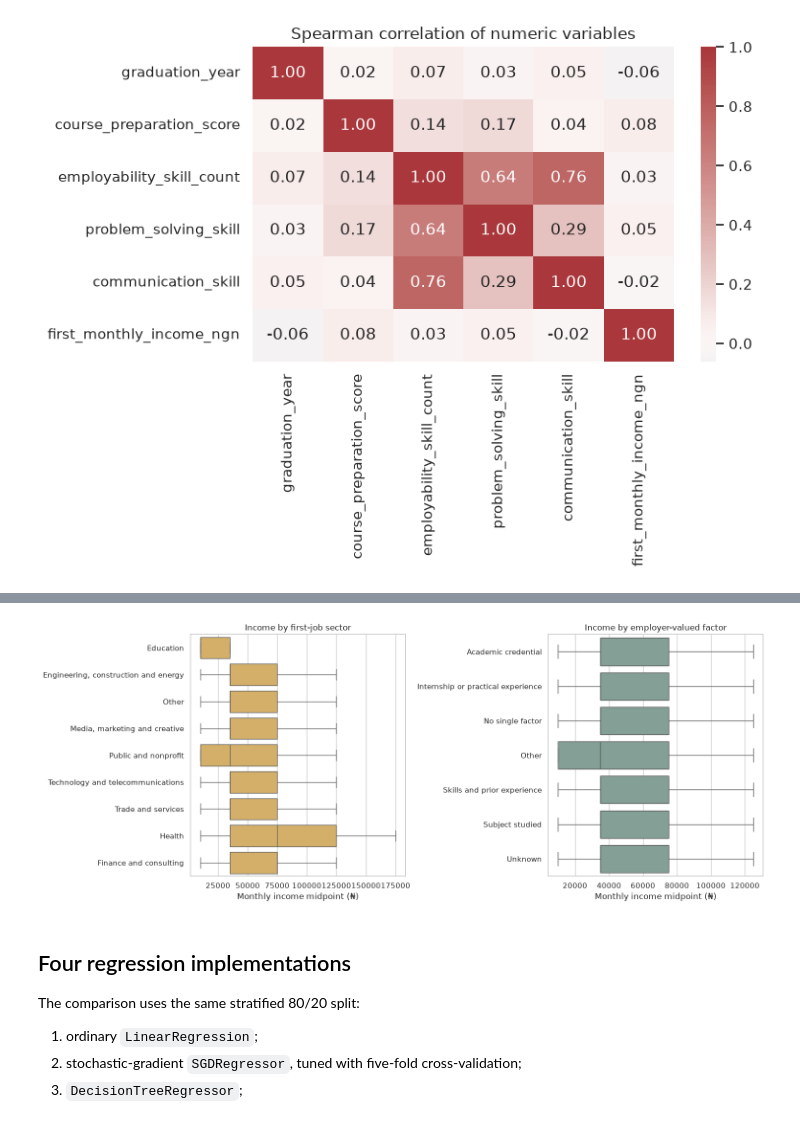
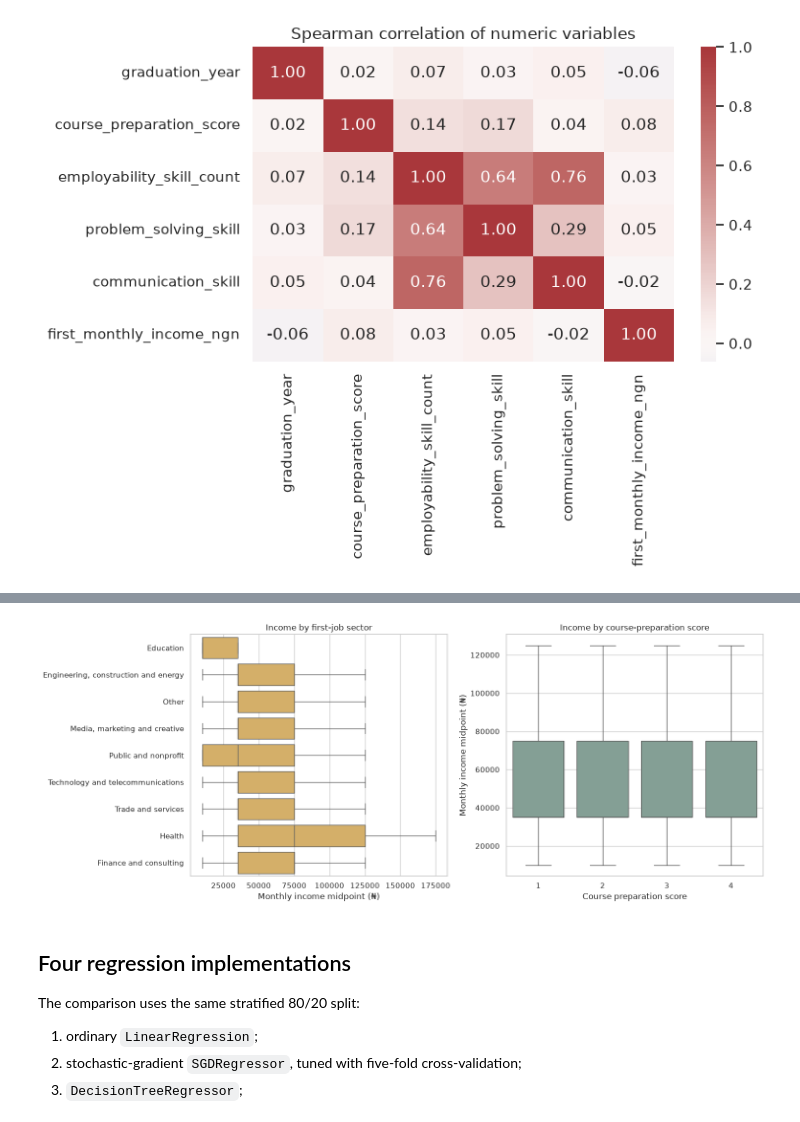
Before and after one commit to uwenayoallain/alu_africa_graduate_launch, a Jupyter notebook: summative/linear_regression/multivariate.ipynb, the cells around one changed output, grey strips where cells are left out. Cells and saved outputs as stored; diff of their text form; code cells hidden in the pictures.

Commit message:
Remove post-outcome leakage and revalidate data

```diff
--- a/summative/linear_regression/multivariate.ipynb
+++ b/summative/linear_regression/multivariate.ipynb
@@ -147,25 +147,24 @@ internship partnerships, and career preparation rather than making promises to i
 # %%
 fig, axes = plt.subplots(1, 2, figsize=(15, 6))
 sector_order = data.groupby("first_job_sector")[TARGET].median().sort_values().index
 sns.boxplot(
     data=data, y="first_job_sector", x=TARGET, order=sector_order,
     showfliers=False, ax=axes[0], color="#e6b557"
 )
 axes[0].set(title="Income by first-job sector", xlabel="Monthly income midpoint (₦)", ylabel="")
-factor_order = data.groupby("employer_valued_factor")[TARGET].median().sort_values().index
 sns.boxplot(
-    data=data, y="employer_valued_factor", x=TARGET, order=factor_order,
+    data=data, x="course_preparation_score", y=TARGET,
     showfliers=False, ax=axes[1], color="#7fa496"
 )
 axes[1].set(
-    title="Income by employer-valued factor",
-    xlabel="Monthly income midpoint (₦)",
-    ylabel="",
+    title="Income by course-preparation score",
+    xlabel="Course preparation score",
+    ylabel="Monthly income midpoint (₦)",
 )
 plt.tight_layout()
 plt.show()
 # %% [output]
-[figure, old version]
+[figure, new version]
 # %% [markdown]
 ## Four regression implementations
 
```
Also changed, not shown: parts of 10 cells of this notebook, 13 other files.
